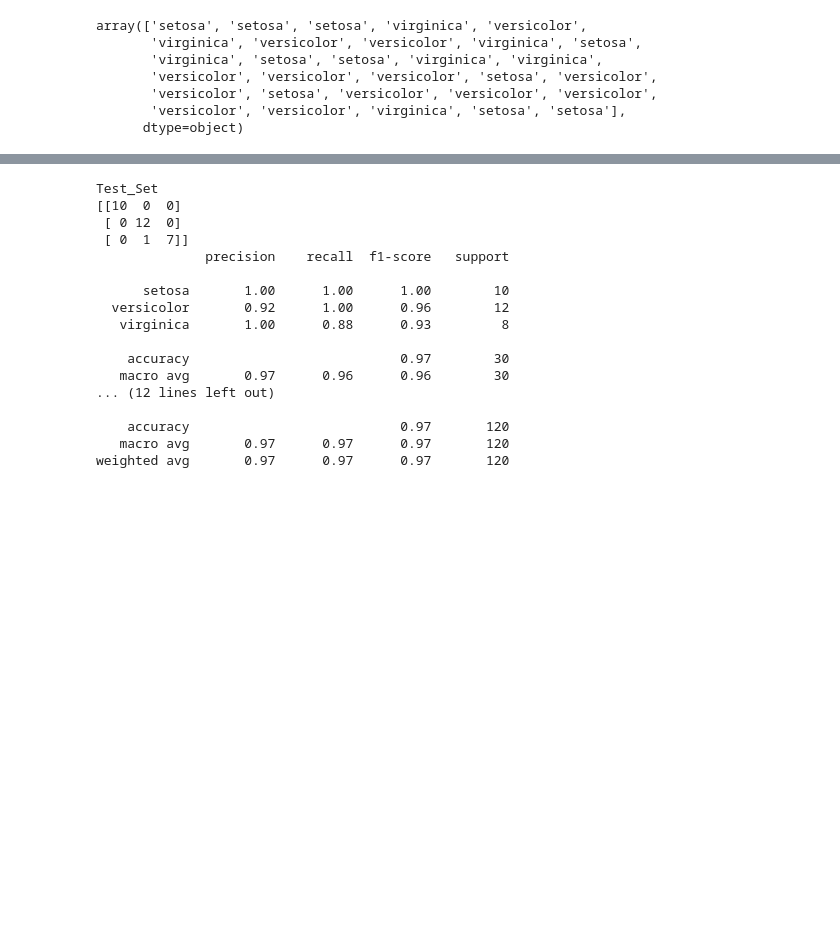
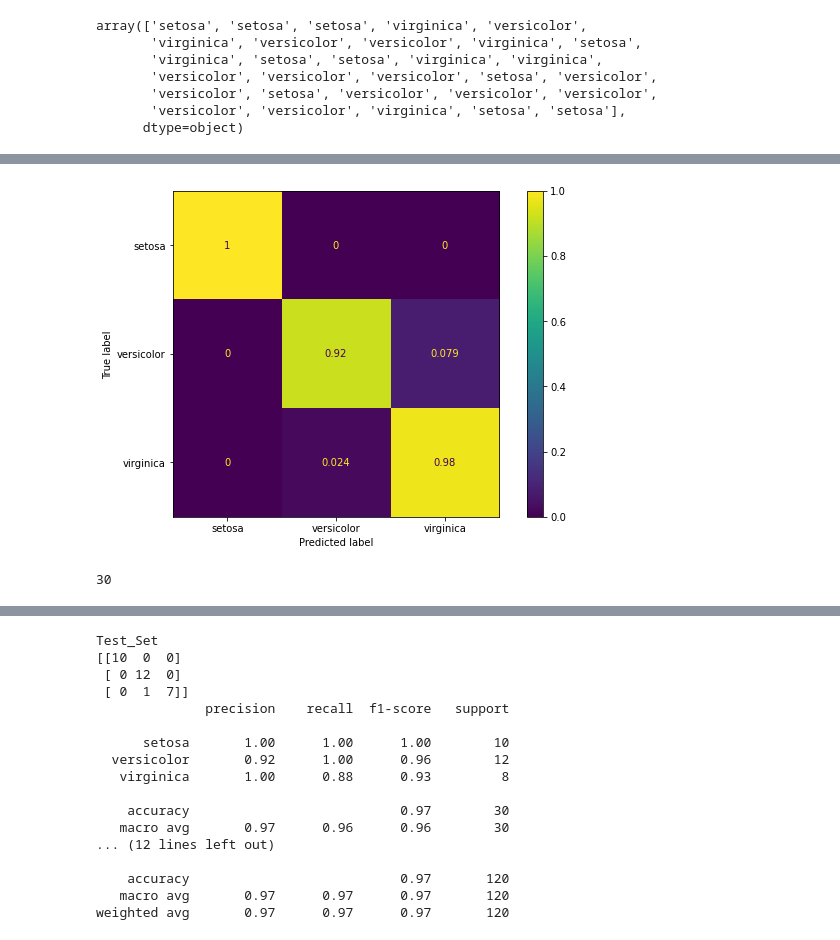
Before and after one commit to veyselaytekin1/Machine_Learning, a Jupyter notebook: Techpro_course/Logistic_Regression/iris_Logistic_Regression_MultiClass-(iris.csv)_Inclass.ipynb, the cells around one changed output, grey strips where cells are left out. Drawn from its saved outputs; the diff is of its cells as text; code cells hidden in the pictures; blank space fills up the shorter version.

```diff
--- a/Techpro_course/Logistic_Regression/iris_Logistic_Regression_MultiClass-(iris.csv)_Inclass.ipynb
+++ b/Techpro_course/Logistic_Regression/iris_Logistic_Regression_MultiClass-(iris.csv)_Inclass.ipynb
@@ -133,0 +160,10 @@ Name: species, dtype: int64
+# %%
+plot_confusion_matrix(log_model, X_train_scaled, y_train, normalize='true');
+#normalize='true' demek eksende Treu olani baz alacagiz,pred olsa predi baz alacaktik
+#burda yukarda cikan ciktinin orantisal hali
+#yukarda 40 tane bilmisti setosalardan ve hic hata yapmamisti,cünkü setosa olan sütunda
+#gercekte setosa olanlara baska birsey dememis
+#ortada olan 35 versicolordan 5 tanesini yanlis bilmis cünkü toplamda 40 tane veri var trainde
+#bu yüzden orani 0.92 cikmis
+# %% [output]
+[figure, added]
@@ -134 +172,5 @@ Name: species, dtype: int64
+# %%
+len(y_pred)
+# %% [output]
+30
 # %%
```
Also changed, not shown: parts of 12 cells of this notebook, 5 other files.
